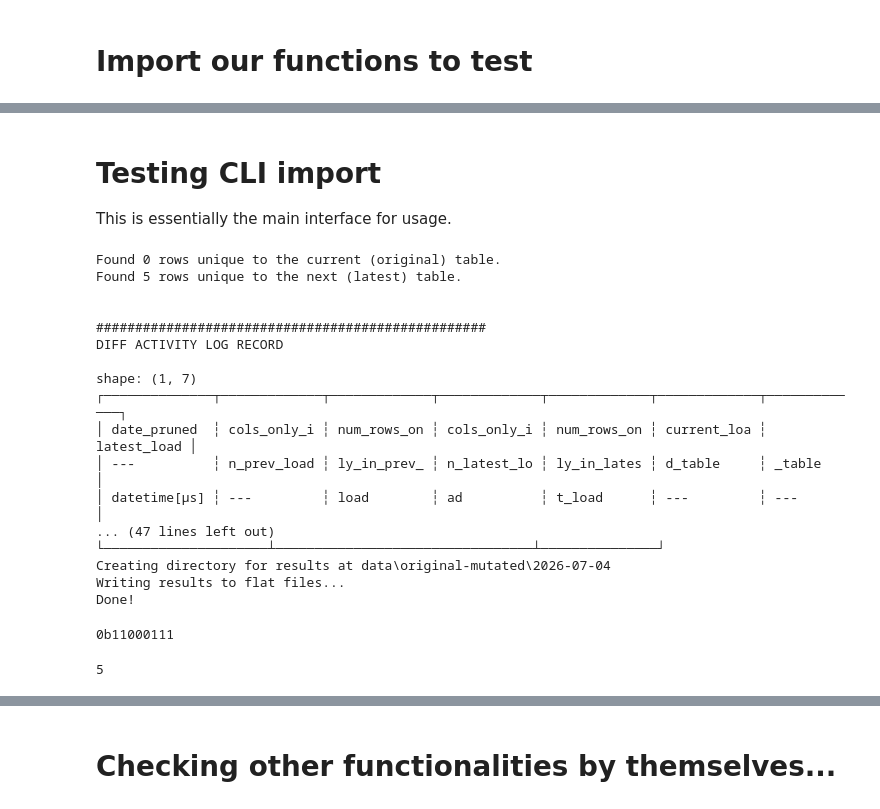
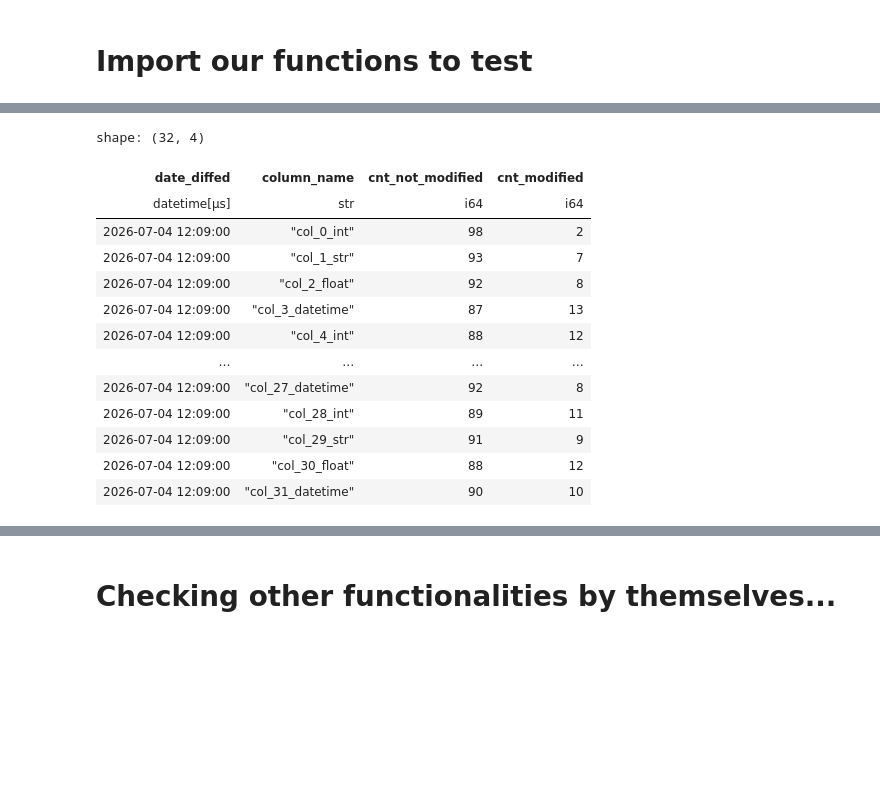
Before and after one commit to ko222uky/diffolars, a Jupyter notebook: test_notebook.ipynb, the cells around one changed output, grey strips where cells are left out. Cells and saved outputs as stored; diff of their text form; code cells hidden in the pictures; blank space fills up the shorter version.

```diff
--- a/test_notebook.ipynb
+++ b/test_notebook.ipynb
@@ -191,45 +102,10 @@ Done!
-# %% [markdown]
-# Testing CLI import
-
-This is essentially the main interface for usage.
-# %%
-from diffolars.cli import diff_cli
-# In a notebook, click commands are `Command` objects, not plain functions, so
-# calling `diff_cli()` directly would try to parse `sys.argv` and then `sys.exit`.
-# Use `standalone_mode=False` and pass args explicitly to run it inline instead:
-diff_cli(
-    ['--scan',
-     '--write',
-     '--prev-load', 'original.parquet',
-     '--latest-load', 'mutated.parquet',
-     '--id-col', 'record_id'],
-    standalone_mode=False,
-)
-
-# From an actual terminal (e.g. after adding this as a console-script entry point),
-# it would be invoked as:
-#   diff-cli --prev-load original.parquet --latest-load mutated.parquet --id-col record_id
-# %% [output]
-Found 0 rows unique to the current (original) table.
-Found 5 rows unique to the next (latest) table.
-
-
-##################################################
-DIFF ACTIVITY LOG RECORD
-
-shape: (1, 7)
-┌──────────────┬─────────────┬─────────────┬─────────────┬─────────────┬─────────────┬─────────────┐
-│ date_pruned  ┆ cols_only_i ┆ num_rows_on ┆ cols_only_i ┆ num_rows_on ┆ current_loa ┆ latest_load │
-│ ---          ┆ n_prev_load ┆ ly_in_prev_ ┆ n_latest_lo ┆ ly_in_lates ┆ d_table     ┆ _table      │
-│ datetime[μs] ┆ ---         ┆ load        ┆ ad          ┆ t_load      ┆ ---         ┆ ---         │
-... (47 lines left out)
-└─────────────────────┴─────────────────────────────────┴───────────────┘
-Creating directory for results at data\original-mutated\2026-07-04
-Writing results to flat files...
-Done!
-# %%
-print(bin(199))
-dd.brian_kernighan(199)
-# %% [output]
-0b11000111
-5
+# %%
+# Now test the bitdiff_summary
+summarydf = dd.bitdiff_summary(
+    a = r'data\o-m\2026-07-04\o.parquet',
+    b = r'data\o-m\2026-07-04\m.parquet',
+    bitdiff_df = r'data\o-m\2026-07-04\diff_bitarray_results.parquet'
+)
+summarydf.write_csv('check_summarydf.csv')
+summarydf
+# %% [output]
@@ -235,0 +114,14 @@ dd.brian_kernighan(199)
+shape: (32, 4)
+| date_diffed | column_name | cnt_not_modified | cnt_modified |
+| datetime[μs] | str | i64 | i64 |
+| 2026-07-04 12:09:00 | "col_0_int" | 98 | 2 |
+| 2026-07-04 12:09:00 | "col_1_str" | 93 | 7 |
+| 2026-07-04 12:09:00 | "col_2_float" | 92 | 8 |
+| 2026-07-04 12:09:00 | "col_3_datetime" | 87 | 13 |
+| 2026-07-04 12:09:00 | "col_4_int" | 88 | 12 |
+| … | … | … | … |
+| 2026-07-04 12:09:00 | "col_27_datetime" | 92 | 8 |
+| 2026-07-04 12:09:00 | "col_28_int" | 89 | 11 |
+| 2026-07-04 12:09:00 | "col_29_str" | 91 | 9 |
+| 2026-07-04 12:09:00 | "col_30_float" | 88 | 12 |
+| 2026-07-04 12:09:00 | "col_31_datetime" | 90 | 10 |
```
Also changed, not shown: parts of 14 cells of this notebook, 5 other files.
